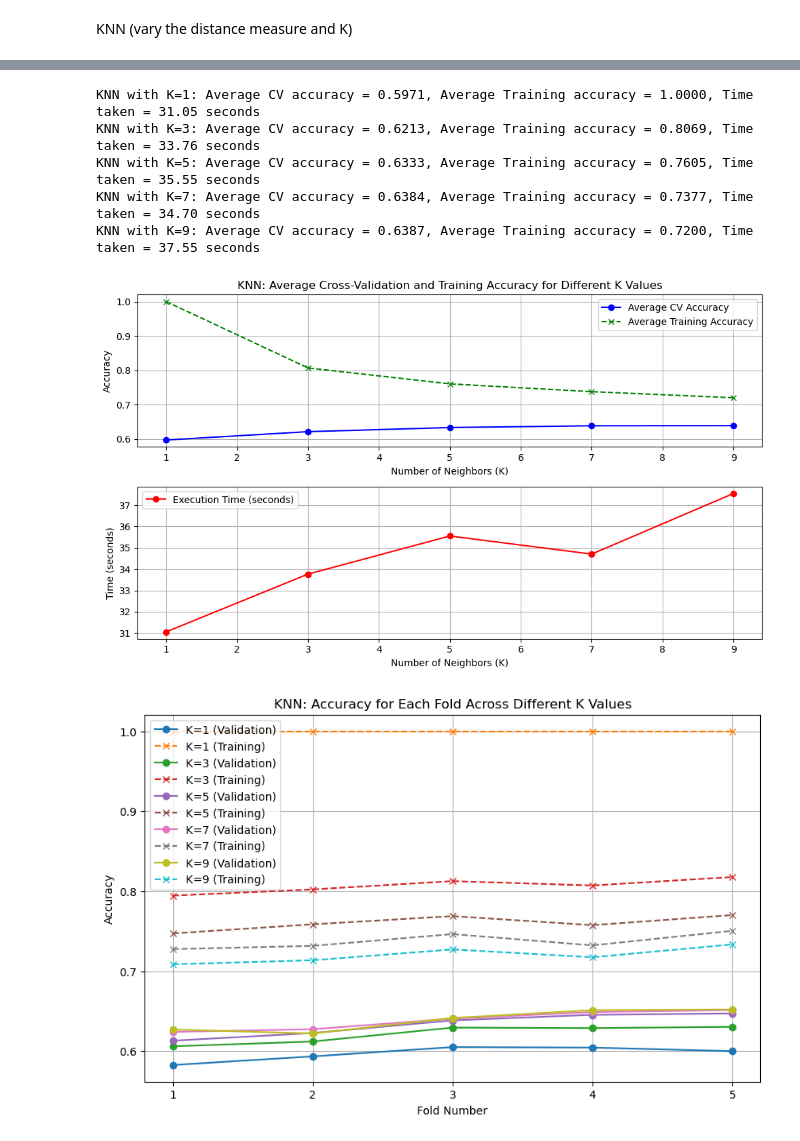
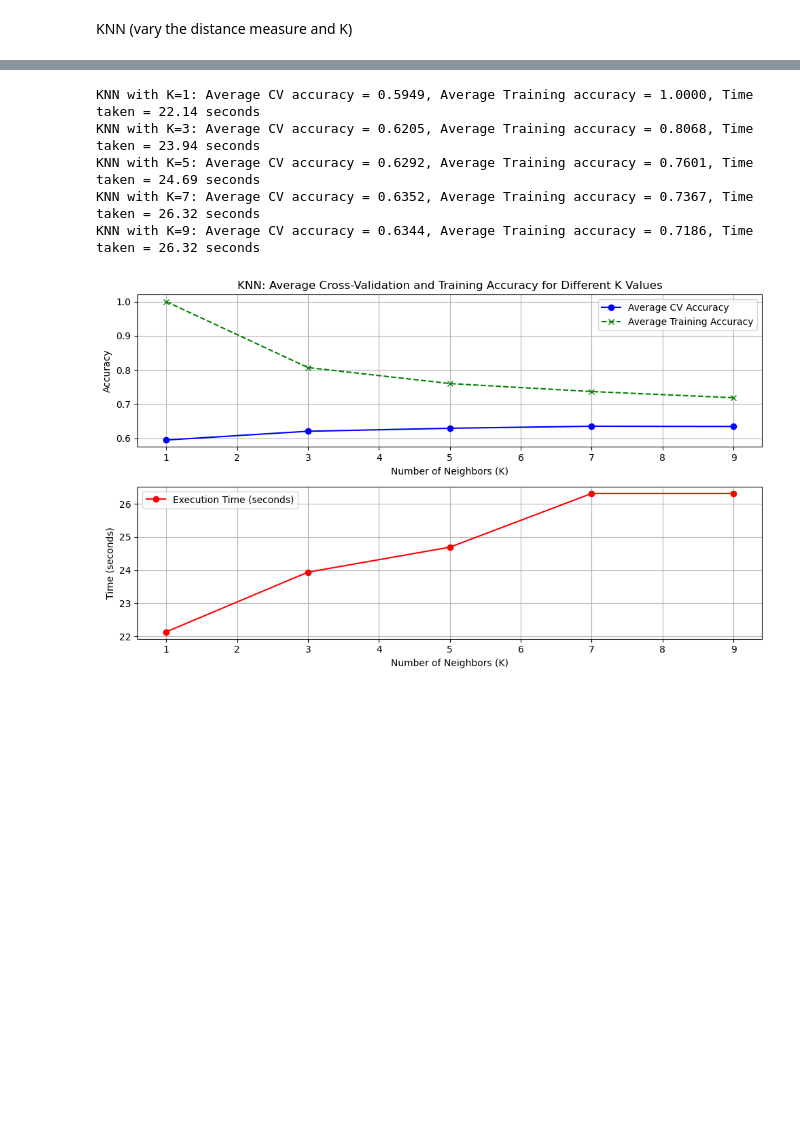
Before and after one commit to mencinas93/IMBM_Machine_Learning, a Jupyter notebook: Homework_3_Code.ipynb, the cells around one changed output, grey strips where cells are left out. Drawn from its saved outputs; the diff is of its cells as text; code cells hidden in the pictures; blank space fills up the shorter version.

```diff
--- a/Homework_3_Code.ipynb
+++ b/Homework_3_Code.ipynb
@@ -147,7 +147,7 @@ avg_accuracies = []
 avg_train_accuracies = []
 execution_times = []
 
-kf = KFold(n_splits=5, shuffle=True, random_state=42)
+kf = KFold(n_splits=4, shuffle=True, random_state=42)
 
 
 for k in k_values:
@@ -189,55 +189,36 @@ for k in k_values:
 
     print(f"KNN with K={k}: Average CV accuracy = {avg_accuracy:.4f}, Average Training accuracy = {avg_train_accuracy:.4f}, Time taken = {elapsed_time:.2f} seconds")
 
 
 
 
 
 plt.figure(figsize=(10, 6))
 
 
 plt.subplot(2, 1, 1)
 plt.plot(k_values, avg_accuracies, marker='o', linestyle='-', color='b', label='Average CV Accuracy')
 plt.plot(k_values, avg_train_accuracies, marker='x', linestyle='--', color='g', label='Average Training Accuracy')
 plt.title('KNN: Average Cross-Validation and Training Accuracy for Different K Values')
 plt.xlabel('Number of Neighbors (K)')
 plt.ylabel('Accuracy')
 plt.grid(True)
 plt.legend()
 
 
 plt.subplot(2, 1, 2)
 plt.plot(k_values, execution_times, marker='o', linestyle='-', color='r', label='Execution Time (seconds)')
 plt.xlabel('Number of Neighbors (K)')
 plt.ylabel('Time (seconds)')
 plt.grid(True)
 plt.legend()
 
 plt.tight_layout()
 plt.show()
-
-
-
-
-plt.figure(figsize=(10, 6))
-
-
-for k in k_values:
-    plt.plot(range(1, 6), all_fold_accuracies[k], marker='o', linestyle='-', label=f'K={k} (Validation)')
-    plt.plot(range(1, 6), all_train_accuracies[k], marker='x', linestyle='--', label=f'K={k} (Training)')
-
-plt.title('KNN: Accuracy for Each Fold Across Different K Values')
-plt.xlabel('Fold Number')
-plt.ylabel('Accuracy')
-plt.xticks(range(1, 6))
-plt.grid(True)
-plt.legend()
-plt.show()
 # %% [output]
-KNN with K=1: Average CV accuracy = 0.5971, Average Training accuracy = 1.0000, Time taken = 31.05 seconds
-KNN with K=3: Average CV accuracy = 0.6213, Average Training accuracy = 0.8069, Time taken = 33.76 seconds
-KNN with K=5: Average CV accuracy = 0.6333, Average Training accuracy = 0.7605, Time taken = 35.55 seconds
-KNN with K=7: Average CV accuracy = 0.6384, Average Training accuracy = 0.7377, Time taken = 34.70 seconds
-KNN with K=9: Average CV accuracy = 0.6387, Average Training accuracy = 0.7200, Time taken = 37.55 seconds
+KNN with K=1: Average CV accuracy = 0.5949, Average Training accuracy = 1.0000, Time taken = 22.14 seconds
+KNN with K=3: Average CV accuracy = 0.6205, Average Training accuracy = 0.8068, Time taken = 23.94 seconds
+KNN with K=5: Average CV accuracy = 0.6292, Average Training accuracy = 0.7601, Time taken = 24.69 seconds
+KNN with K=7: Average CV accuracy = 0.6352, Average Training accuracy = 0.7367, Time taken = 26.32 seconds
+KNN with K=9: Average CV accuracy = 0.6344, Average Training accuracy = 0.7186, Time taken = 26.32 seconds
-[figure, old version]
+[figure, new version]
-[figure, removed]
```
Also changed, not shown: parts of 16 cells of this notebook.
